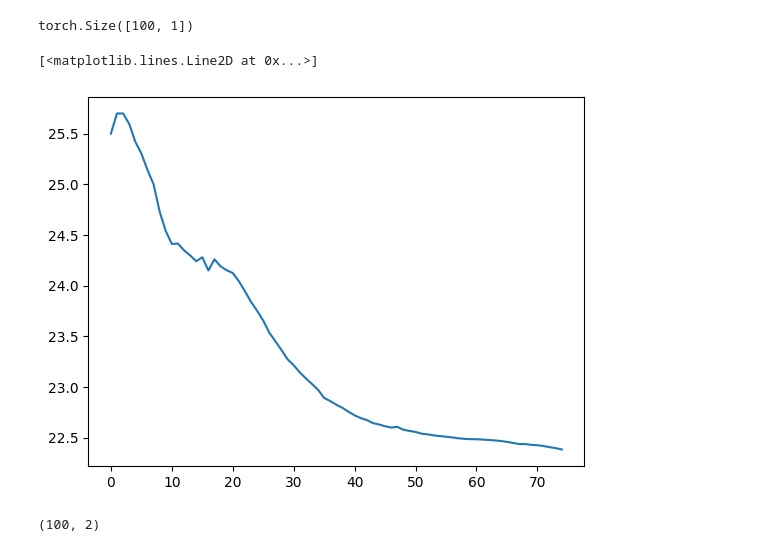
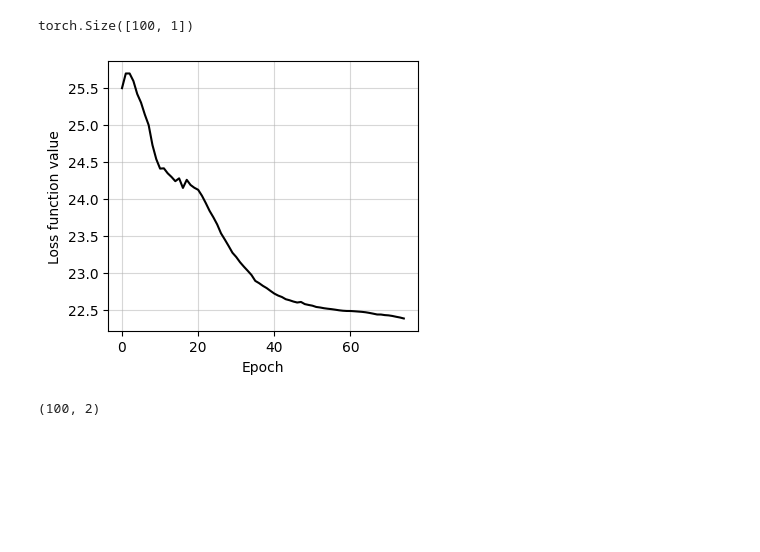
Before and after one commit to ITMO-NSS-team/EPDE, a Jupyter notebook: projects/control/visulization.ipynb, the cells around one changed output. Drawn from its saved outputs; the diff is of its cells as text; code cells hidden in the pictures; blank space fills up the shorter version.

```diff
--- a/projects/control/visulization.ipynb
+++ b/projects/control/visulization.ipynb
@@ -38,16 +46,21 @@ torch.Size([100, 1])
 # %%
 matplotlib.rcParams['pdf.fonttype'] = 42
 matplotlib.rcParams['ps.fonttype'] = 42
-plt.rcParams["figure.figsize"] = (5.0, 3.5)
+plt.rcParams["figure.figsize"] = (4.0, 3.5)
 
 fig, ax1 = plt.subplots()
 ax1.grid(alpha = 0.5)
 
 ax1.plot([res[3][i].detach().cpu().numpy() for i in range(len(res[3]))], color = 'k', label = 'Loss function value')
-ax1.legend()
+# ax1.legend()
+
+ax1.set_xlabel('Epoch')
+# mn, mx = ax1.set_ylim(-1, 5)
+ax1.set_ylabel('Loss function value')
+
+plt.savefig('/home/mikemaslyaev/Documents/HighValue/LV_loss_func.png', dpi = 400, bbox_inches='tight')
 # %% [output]
-[<matplotlib.lines.Line2D at 0x...>]
-[figure, old version]
+[figure, new version]
 # %%
 u_plots, v_plots = torch.linspace(0, 4, 61), torch.linspace(0, 4, 61)
 UU, VV = torch.meshgrid(u_plots, v_plots)
```
Also changed, not shown: parts of 2 cells of this notebook, 11 other files.
